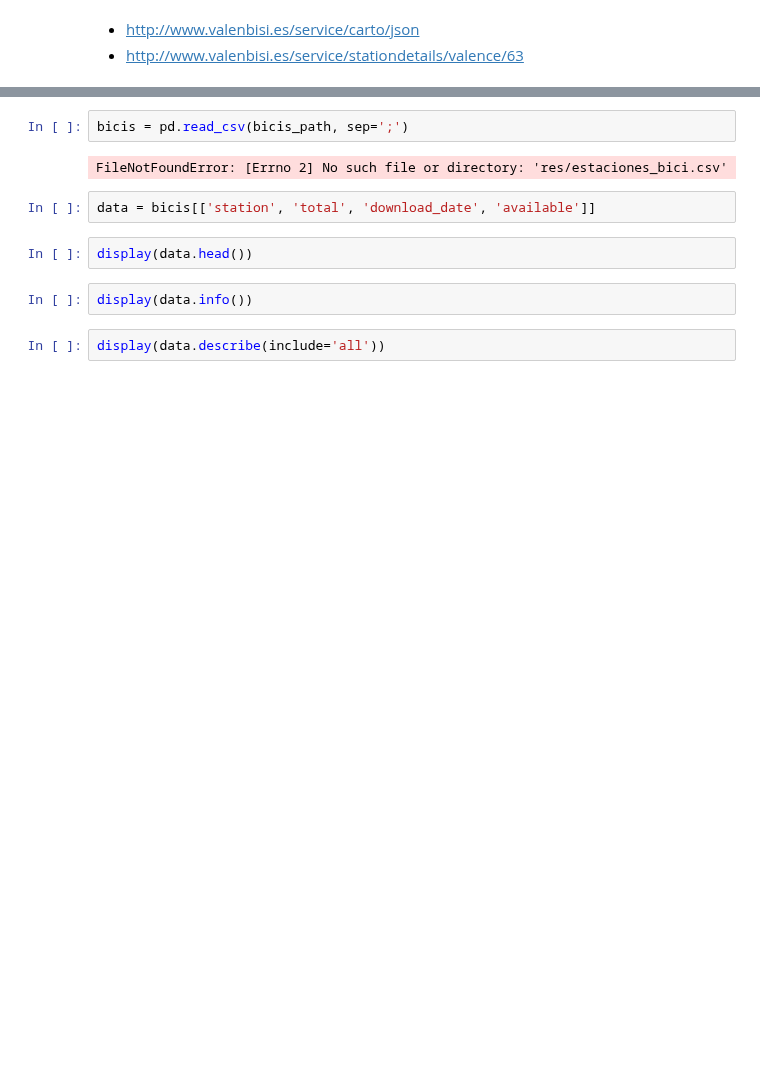
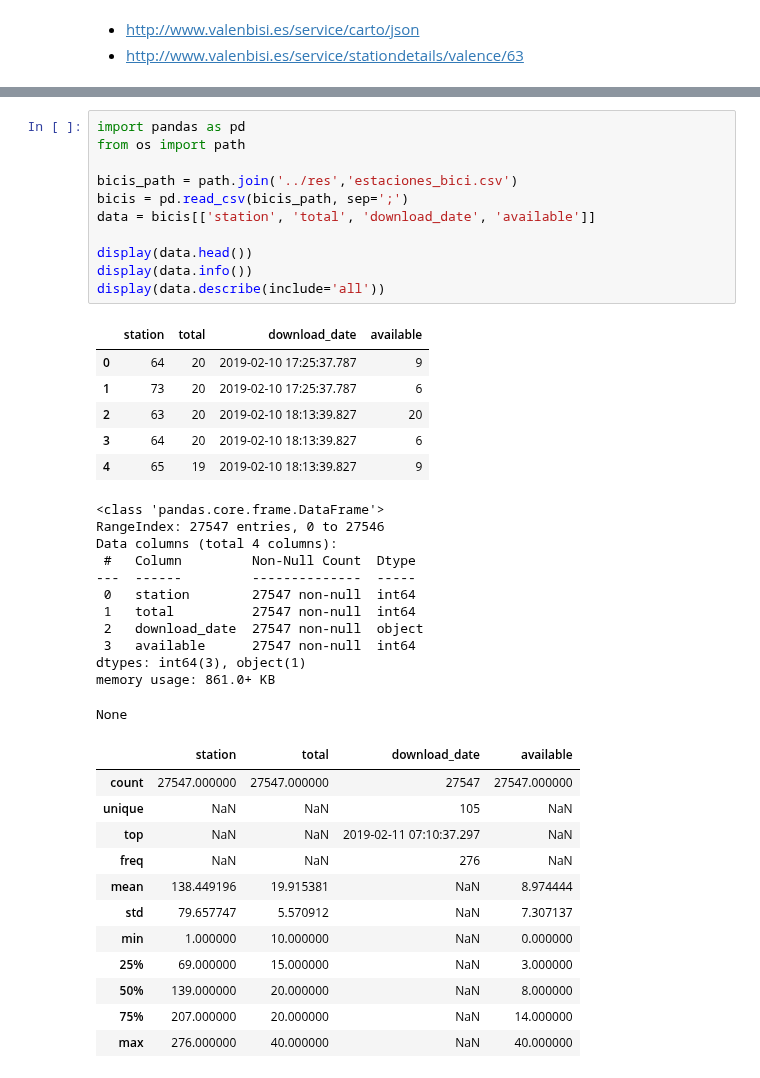
Before and after one commit to GZabalaG/AIMaster, a Jupyter notebook: Python for AI/01MIAR_Video_Valenbici.ipynb, the cells around one changed output, grey strips where cells are left out. Saved outputs shown, nothing was run; the diff lists cells and outputs as text; blank space fills up the shorter version.

```diff
--- a/Python for AI/01MIAR_Video_Valenbici.ipynb
+++ b/Python for AI/01MIAR_Video_Valenbici.ipynb
@@ -13,12 +8,42 @@ bicis_path = path.join('res','estaciones_bici.csv')
-# %%
-bicis = pd.read_csv(bicis_path, sep=';')
-# %% [output]
-FileNotFoundError: [Errno 2] No such file or directory: 'res/estaciones_bici.csv'
-# %%
-data = bicis[['station', 'total', 'download_date', 'available']]
-# %%
-display(data.head())
-# %%
-display(data.info())
-# %%
-display(data.describe(include='all'))
+# %%
+import pandas as pd
+from os import path
+
+bicis_path = path.join('../res','estaciones_bici.csv')
+bicis = pd.read_csv(bicis_path, sep=';')
+data = bicis[['station', 'total', 'download_date', 'available']]
+
+display(data.head())
+display(data.info())
+display(data.describe(include='all'))
+# %% [output]
+|  | station | total | download_date | available |
+| 0 | 64 | 20 | 2019-02-10 17:25:37.787 | 9 |
+| 1 | 73 | 20 | 2019-02-10 17:25:37.787 | 6 |
+| 2 | 63 | 20 | 2019-02-10 18:13:39.827 | 20 |
+| 3 | 64 | 20 | 2019-02-10 18:13:39.827 | 6 |
+| 4 | 65 | 19 | 2019-02-10 18:13:39.827 | 9 |
+<class 'pandas.core.frame.DataFrame'>
+RangeIndex: 27547 entries, 0 to 27546
+Data columns (total 4 columns):
+ #   Column         Non-Null Count  Dtype
+---  ------         --------------  -----
+ 0   station        27547 non-null  int64
+ 1   total          27547 non-null  int64
+ 2   download_date  27547 non-null  object
+ 3   available      27547 non-null  int64
+dtypes: int64(3), object(1)
+memory usage: 861.0+ KB
+None
+|  | station | total | download_date | available |
+| count | 27547.000000 | 27547.000000 | 27547 | 27547.000000 |
+| unique | NaN | NaN | 105 | NaN |
+| top | NaN | NaN | 2019-02-11 07:10:37.297 | NaN |
+| freq | NaN | NaN | 276 | NaN |
+| mean | 138.449196 | 19.915381 | NaN | 8.974444 |
+| std | 79.657747 | 5.570912 | NaN | 7.307137 |
+| min | 1.000000 | 10.000000 | NaN | 0.000000 |
+| 25% | 69.000000 | 15.000000 | NaN | 3.000000 |
+| 50% | 139.000000 | 20.000000 | NaN | 8.000000 |
+| 75% | 207.000000 | 20.000000 | NaN | 14.000000 |
+| max | 276.000000 | 40.000000 | NaN | 40.000000 |
```
Also changed, not shown: parts of 11 cells of this notebook.
